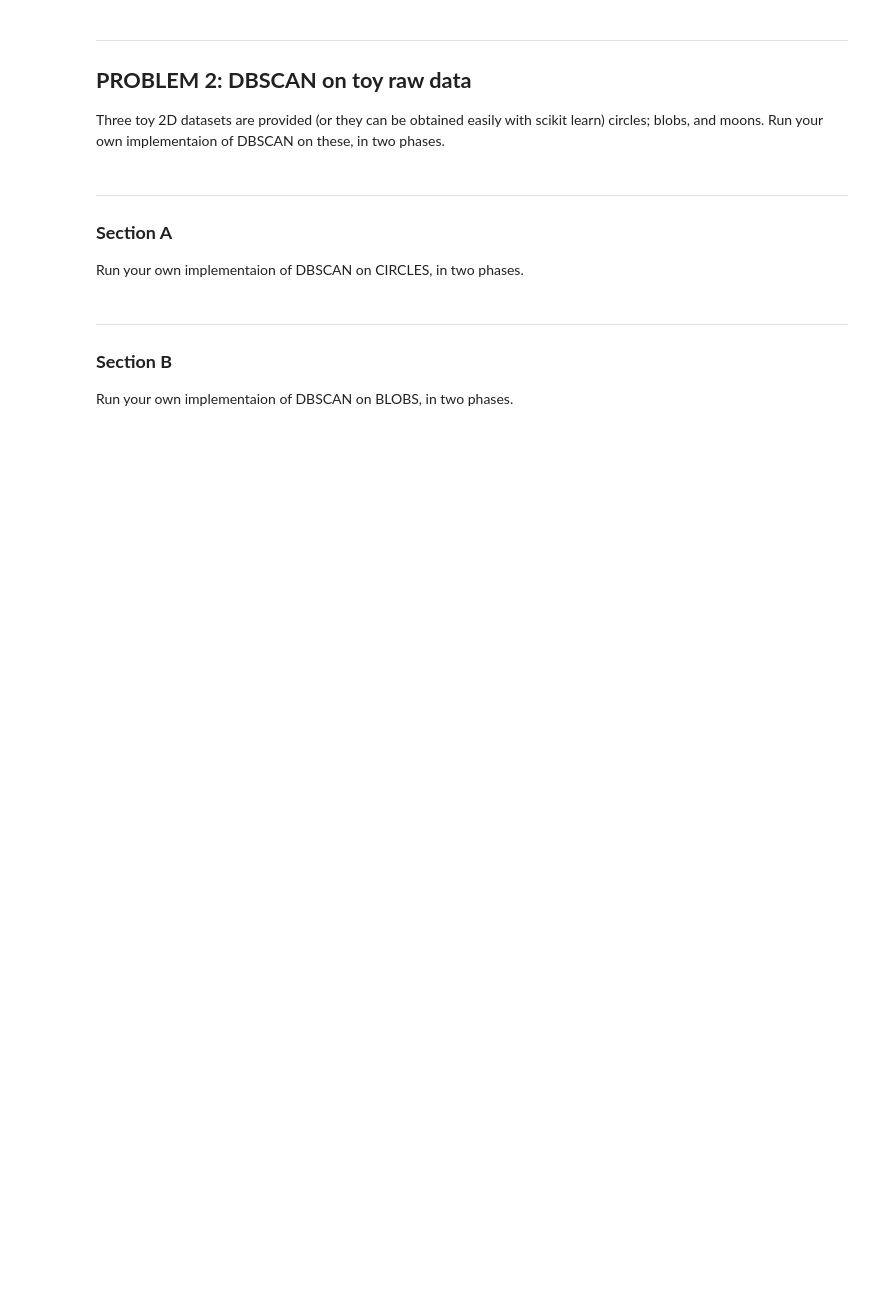
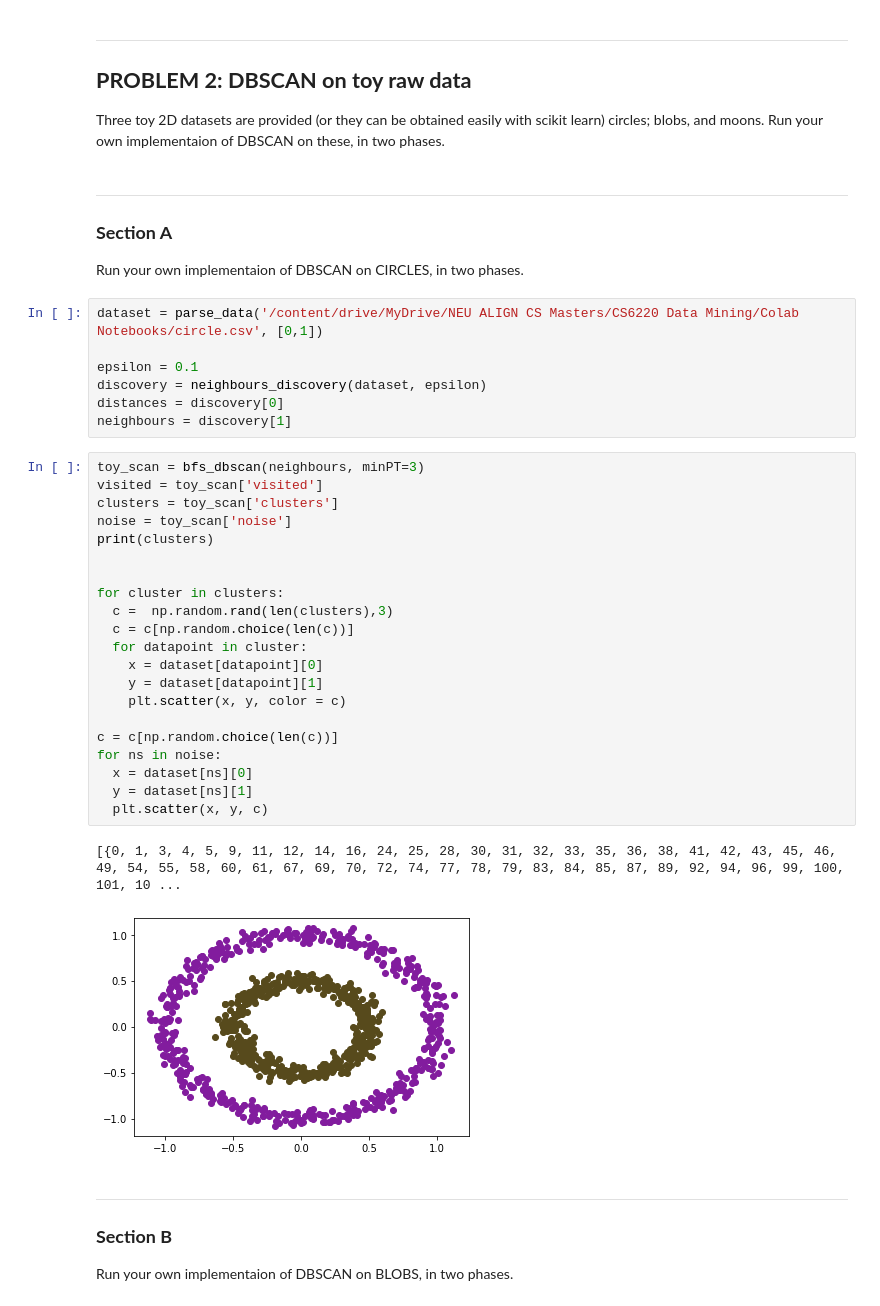
Before and after one commit to linyu3294/cs6220-data-minning-hw, a Jupyter notebook: cs6220_hw3.ipynb, the cells around one changed output. Saved outputs shown, nothing was run; the diff lists cells and outputs as text; blank space fills up the shorter version.

```diff
--- a/cs6220_hw3.ipynb
+++ b/cs6220_hw3.ipynb
@@ -26,6 +140,37 @@ Three toy 2D datasets are provided (or they can be obtained easily with scikit l
 ---
 ### **Section A**
 Run your own implementaion of DBSCAN on CIRCLES, in two phases.
+# %%
+dataset = parse_data('/content/drive/MyDrive/NEU ALIGN CS Masters/CS6220 Data Mining/Colab Notebooks/circle.csv', [0,1])
+
+epsilon = 0.1
+discovery = neighbours_discovery(dataset, epsilon)
+distances = discovery[0]
+neighbours = discovery[1]
+# %%
+toy_scan = bfs_dbscan(neighbours, minPT=3)
+visited = toy_scan['visited']
+clusters = toy_scan['clusters']
+noise = toy_scan['noise']
+print(clusters)
+
+
+for cluster in clusters:
+  c =  np.random.rand(len(clusters),3)
+  c = c[np.random.choice(len(c))]
+  for datapoint in cluster:
+    x = dataset[datapoint][0]
+    y = dataset[datapoint][1]
+    plt.scatter(x, y, color = c)
+
+c = c[np.random.choice(len(c))]
+for ns in noise:
+  x = dataset[ns][0]
+  y = dataset[ns][1]
+  plt.scatter(x, y, c)
+# %% [output]
+[{0, 1, 3, 4, 5, 9, 11, 12, 14, 16, 24, 25, 28, 30, 31, 32, 33, 35, 36, 38, 41, 42, 43, 45, 46, 49, 54, 55, 58, 60, 61, 67, 69, 70, 72, 74, 77, 78, 79, 83, 84, 85, 87, 89, 92, 94, 96, 99, 100, 101, 10 ...
+[figure, added]
 # %% [markdown]
 
 ---
```
Also changed, not shown: parts of 16 cells of this notebook.
